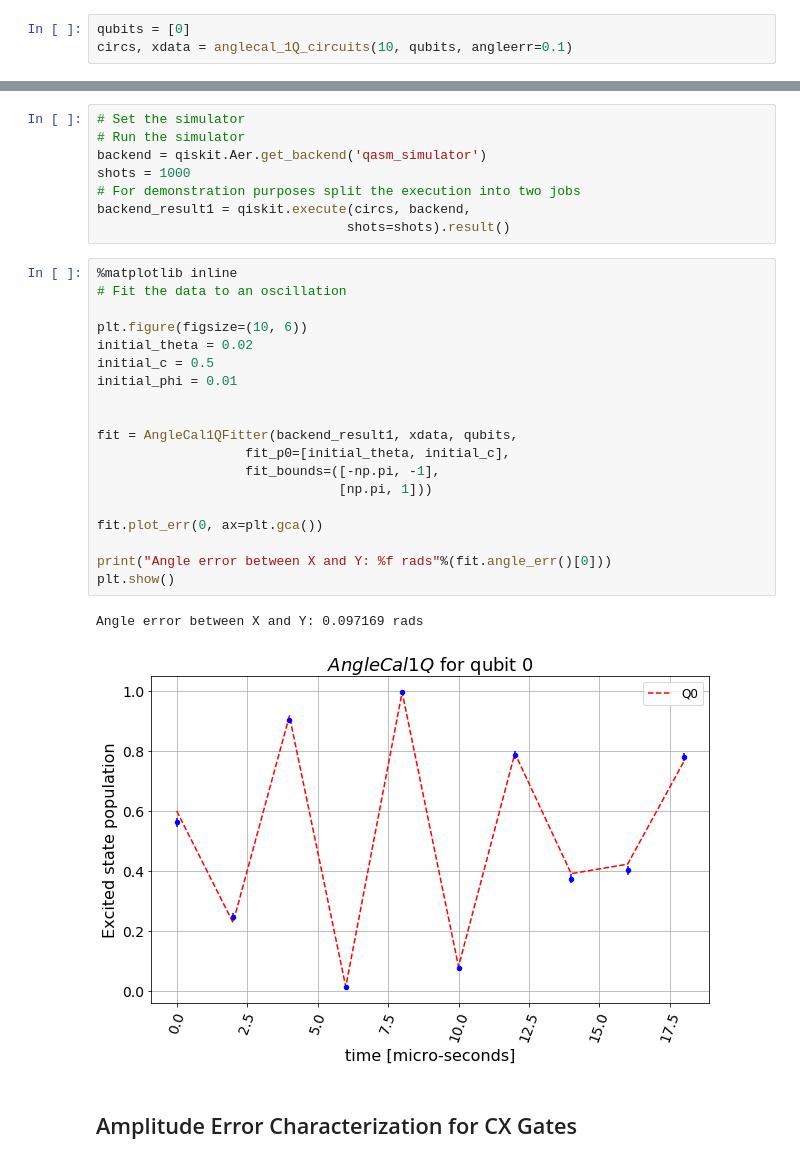
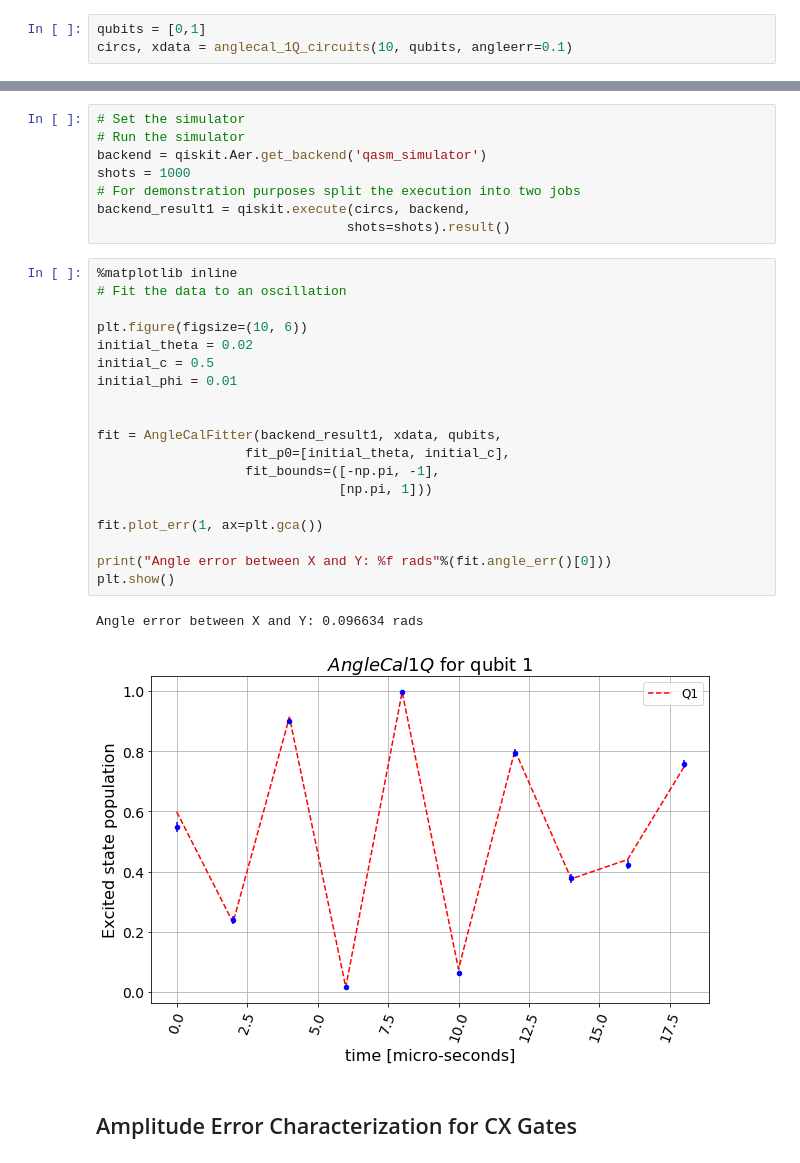
Before and after one commit to qiskit-community/qiskit-ignis, a Jupyter notebook: examples/hamiltonian_and_gate_characterization.ipynb, the cells around one changed output, grey strips where cells are left out. Cells and saved outputs as stored; diff of their text form.

```diff
--- a/examples/hamiltonian_and_gate_characterization.ipynb
+++ b/examples/hamiltonian_and_gate_characterization.ipynb
@@ -155,7 +151,7 @@ Rotation Error on U2: -0.100171 rads
 # %% [markdown]
 Measure the angle between the X and Y gates
 # %%
-qubits = [0]
+qubits = [0,1]
 circs, xdata = anglecal_1Q_circuits(10, qubits, angleerr=0.1)
 # %%
 #The U1 gates are added errors to test the procedure
@@ -182,25 +186,25 @@ backend_result1 = qiskit.execute(circs, backend,
 # %%
 %matplotlib inline
 # Fit the data to an oscillation
 
 plt.figure(figsize=(10, 6))
 initial_theta = 0.02
 initial_c = 0.5
 initial_phi = 0.01
 
 
-fit = AngleCal1QFitter(backend_result1, xdata, qubits,
+fit = AngleCalFitter(backend_result1, xdata, qubits,
                    fit_p0=[initial_theta, initial_c],
                    fit_bounds=([-np.pi, -1],
                                [np.pi, 1]))
 
-fit.plot_err(0, ax=plt.gca())
+fit.plot_err(1, ax=plt.gca())
 
 print("Angle error between X and Y: %f rads"%(fit.angle_err()[0]))
 plt.show()
 # %% [output]
-Angle error between X and Y: 0.097169 rads
+Angle error between X and Y: 0.096634 rads
-[figure, old version]
+[figure, new version]
 # %% [markdown]
 ## Amplitude Error Characterization for CX Gates
 # %% [markdown]
```
Also changed, not shown: parts of 12 cells of this notebook, 3 other files.
